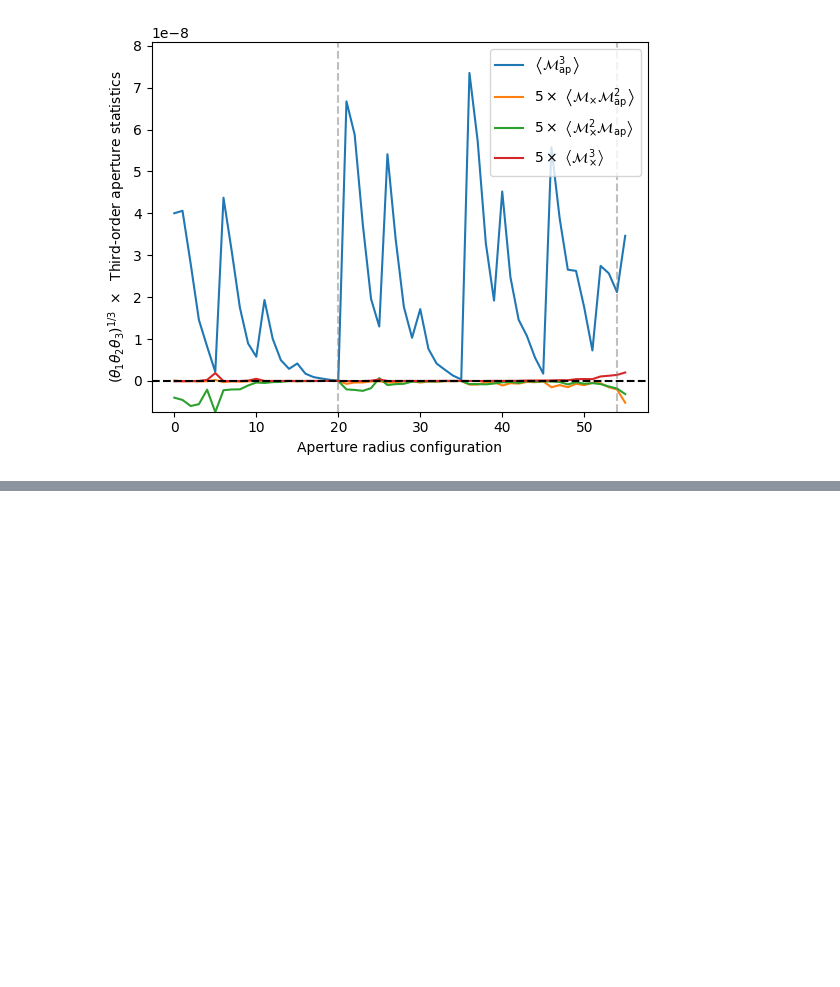
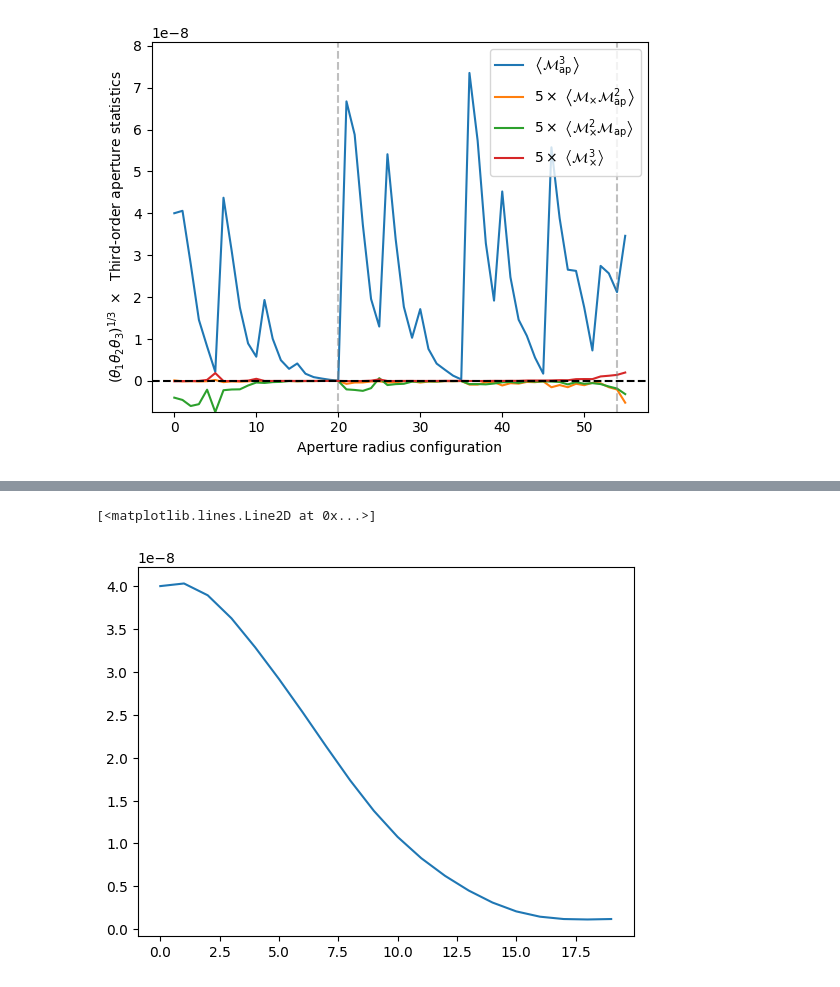
Before and after one commit to lporth93/orpheus, a Jupyter notebook: docs/source/notebooks/GGG_tutorial_basic.ipynb, the cells around one changed output, grey strips where cells are left out. Cells and saved outputs as stored; diff of their text form; code cells hidden in the pictures; blank space fills up the shorter version.

```diff
--- a/docs/source/notebooks/GGG_tutorial_basic.ipynb
+++ b/docs/source/notebooks/GGG_tutorial_basic.ipynb
@@ -163,0 +268,8 @@ plt.show()
+# %%
+dat = np.load("/vol/euclidraid5/data/lporth/EuclidDR1/MeasurmentPaperData/EstimatorSetupTests/orphsetuptest_slicslos1_1zbins_DoubleTree_rminpixsize15_resoshiftleafs0.npz")
+# %%
+from matplotlib import pyplot as plt
+plt.plot(dat['Map3'][0,0].real)
+# %% [output]
+[<matplotlib.lines.Line2D at 0x...>]
+[figure, added]
```
Also changed, not shown: parts of 29 cells of this notebook, 12 other files.
